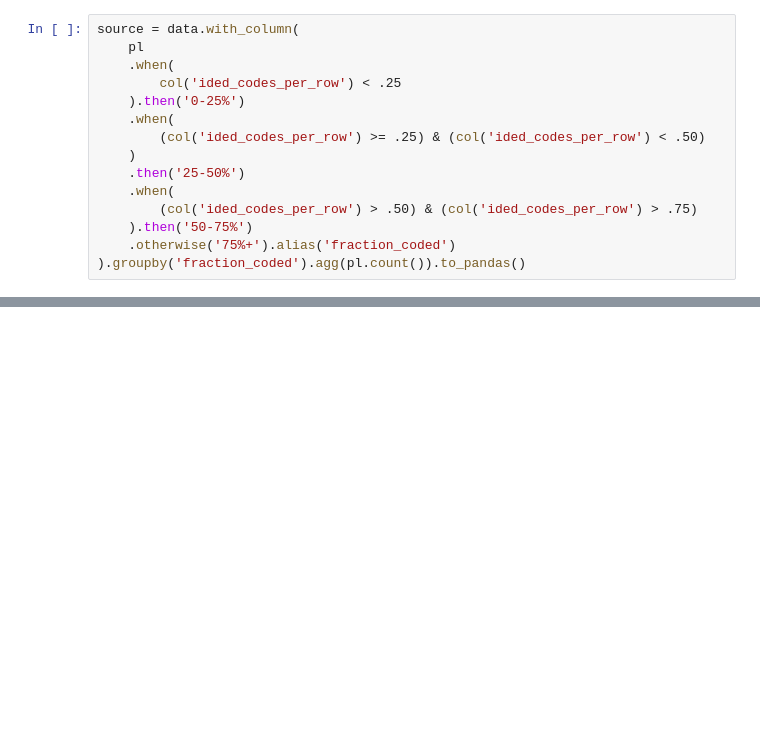
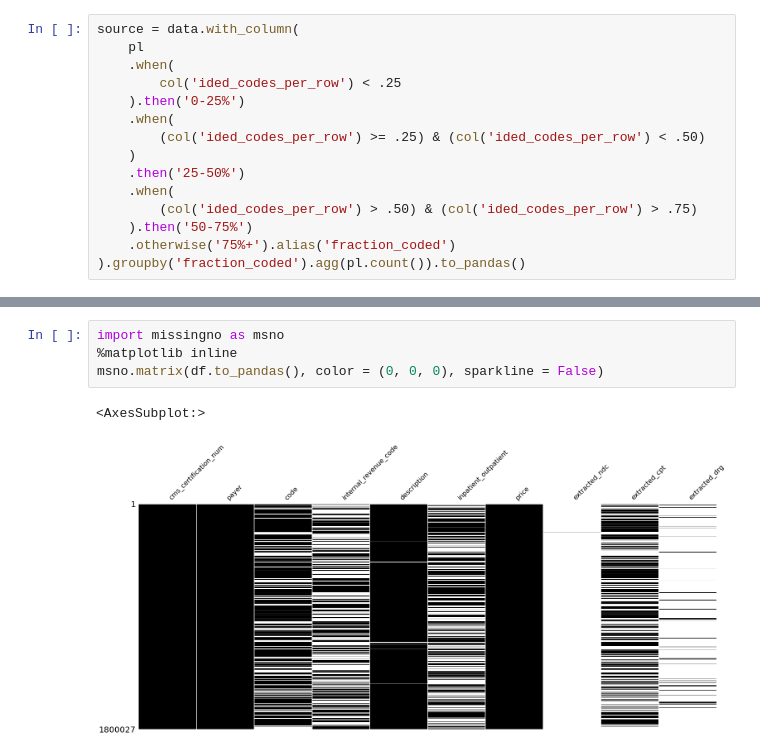
Before and after one commit to alecstein/dolt_datascience, a Jupyter notebook: hospitals_v3/cleanup/cleaning-hospitals-dataset.ipynb, the cells around one changed output, grey strips where cells are left out. Drawn from its saved outputs; the diff is of its cells as text; blank space fills up the shorter version.

```diff
--- a/hospitals_v3/cleanup/cleaning-hospitals-dataset.ipynb
+++ b/hospitals_v3/cleanup/cleaning-hospitals-dataset.ipynb
@@ -762,0 +765,7 @@ data = data.join(hospitals, on = 'cms_certification_num')
+# %%
+import missingno as msno
+%matplotlib inline
+msno.matrix(df.to_pandas(), color = (0, 0, 0), sparkline = False)
+# %% [output]
+<AxesSubplot:>
+[figure, added]
```
Also changed, not shown: parts of 6 cells of this notebook.
